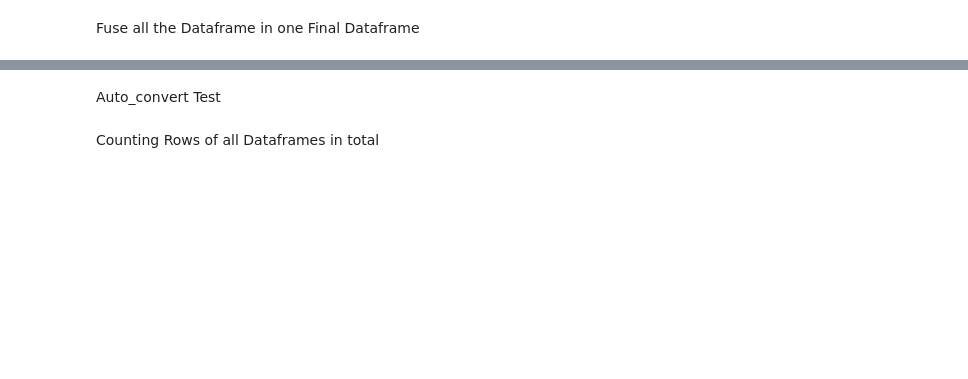
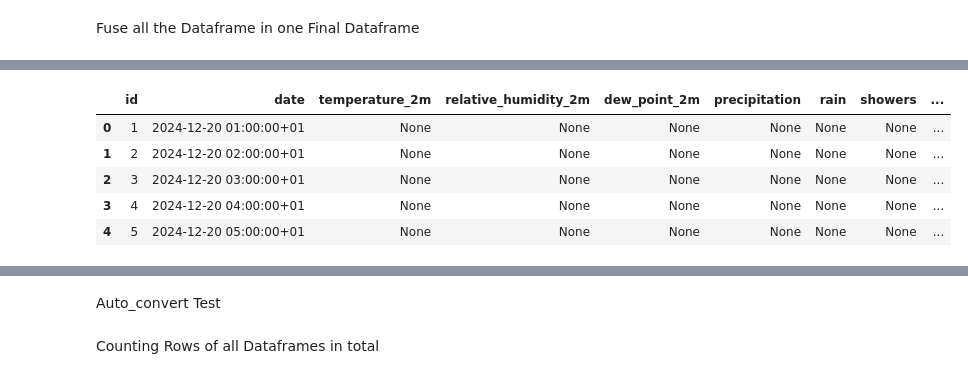
Before and after one commit to flosrv/Mes-Projets, a Jupyter notebook: Oceanography-Project-WIP/silver_step.ipynb, the cells around one changed output, grey strips where cells are left out. Drawn from its saved outputs; the diff is of its cells as text; code cells hidden in the pictures; blank space fills up the shorter version.

```diff
--- a/Oceanography-Project-WIP/silver_step.ipynb
+++ b/Oceanography-Project-WIP/silver_step.ipynb
@@ -29,6 +29,7 @@ Charger les Données des Tables de la couche de Bronze
 # %%
 # Charger les métadonnées du schéma existant
 metadata = MetaData(schema=schema_bronze)
+
 print("\n🔍 Chargement des métadonnées du schéma...")
 metadata.reflect(bind=conn)
 print("✅ Métadonnées chargées avec succès.\n")
@@ -63,10 +64,9 @@ total_buoys_rows = 0  # Changer ici pour compter le nombre de lignes (bouées)
 if buoys_data_table:
     print("━━━━━━━━━━━━━━━━━━━━━━━━━━━━━━━━━━━━━")
     print("🔄 Chargement des données de la table 'buoys_datas'...")
-    buoy_data_table_name = next(iter(buoys_data_table))
 
     try:
-        buoys_datas_raw = fetch_table_data(schema=schema_bronze, conn=conn, table_name=buoy_data_table_name, as_df=True)
+        buoys_datas_raw = fetch_table_data(schema=schema_bronze, conn=conn, table_name=next(iter(buoys_data_table)), as_df=True)
 
         if buoys_datas_raw is not None:
             print("📦 Données récupérées pour 'buoys_datas'.")
@@ -128,6 +128,14 @@ for table_set, label, icon, counter, total_rows in [
         except Exception as e:
             print(f"❌ Erreur lors du chargement des données {label} pour {table_name} : {e}\n")
 
+    # Mise à jour des compteurs après le chargement des données pour chaque catégorie
+    if label == "Marine":
+        marine_data_count = counter
+        total_marine_rows = total_rows
+    elif label == "Meteo":
+        meteo_data_count = counter
+        total_meteo_rows = total_rows
+
 # Finalement, afficher un récapitulatif global
 print("━━━━━━━━━━━━━━━━━━━━━━━━━━━━━━━━━━━━━")
 print(f"🏆 Chargement des données terminé avec succès !")
@@ -155,3 +163,6 @@ print("━━━━━━━━━━━━━━━━━━━━━━━━
 ━━━━━━━━━━━━━━━━━━━━━━━━━━━━━━━━━━━━━
 # %% [markdown]
 Fuse all the Dataframe in one Final Dataframe
+# %%
+marine_test = buoys_datas['41008']['Marine DataFrame']
+meteo_test = buoys_datas['41008']['Meteo DataFrame']
@@ -157,0 +178,9 @@ Fuse all the Dataframe in one Final Dataframe
+# %%
+meteo_test.head()
+# %% [output]
+|  | id | date | temperature_2m | relative_humidity_2m | dew_point_2m | precipitation | rain | showers | ... |
+| 0 | 1 | 2024-12-20 01:00:00+01 | None | None | None | None | None | None | ... |
+| 1 | 2 | 2024-12-20 02:00:00+01 | None | None | None | None | None | None | ... |
+| 2 | 3 | 2024-12-20 03:00:00+01 | None | None | None | None | None | None | ... |
+| 3 | 4 | 2024-12-20 04:00:00+01 | None | None | None | None | None | None | ... |
+| 4 | 5 | 2024-12-20 05:00:00+01 | None | None | None | None | None | None | ... |
```
Also changed, not shown: parts of 17 cells of this notebook, 3 other files.
